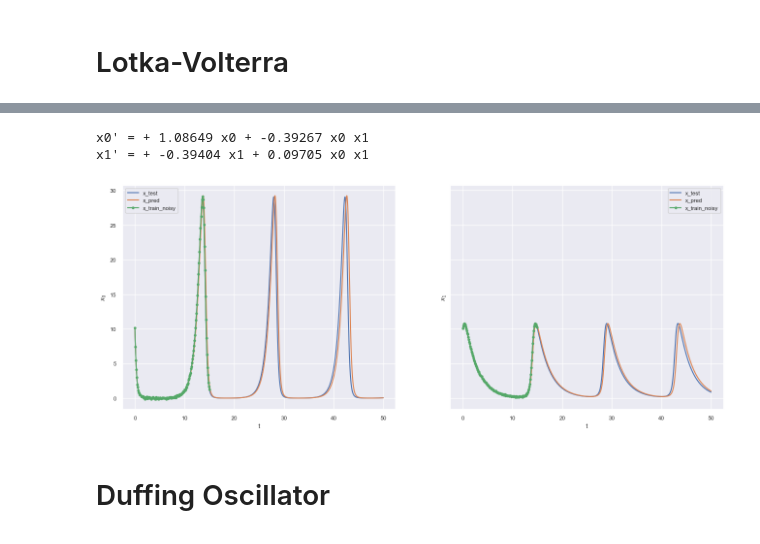
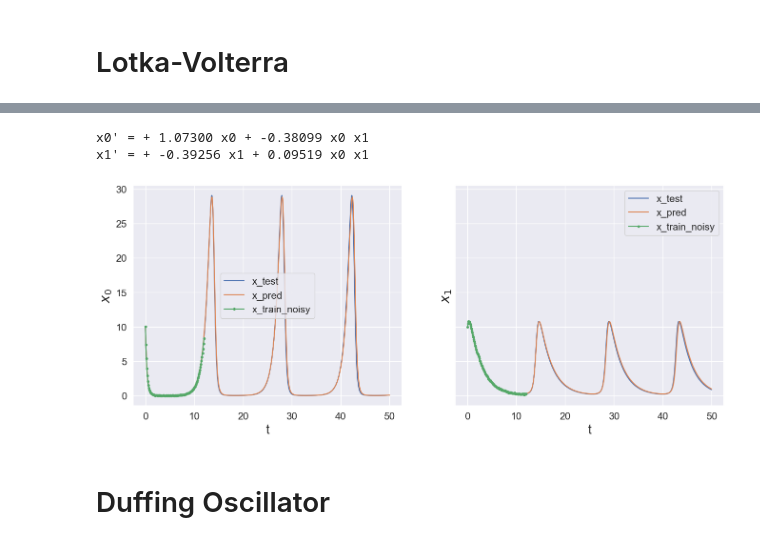
Before and after one commit to etrilling/MS-project, a Jupyter notebook: test04-t_span_vs_dt.ipynb, the cells around one changed output, grey strips where cells are left out. Cells and saved outputs as stored; diff of their text form; code cells hidden in the pictures.

```diff
--- a/test04-t_span_vs_dt.ipynb
+++ b/test04-t_span_vs_dt.ipynb
@@ -62,9 +64,18 @@ columns are t_span_train. there are 9 columns.
-# %%
-display_single_result(experiment_config, results, 4, 5, keys_to_display=['x_test', 'x_pred', 'x_train_noisy'])
-# %% [output]
-x0' = + 1.08649 x0 + -0.39267 x0 x1
-x1' = + -0.39404 x1 + 0.09705 x0 x1
-[figure, removed]
+# %%
+SMALL_SIZE = 15
+MEDIUM_SIZE = 20
+
+# plt.rcdefaults()
+plt.rc('axes', labelsize=MEDIUM_SIZE)    # fontsize of the x and y labels
+plt.rc('xtick', labelsize=SMALL_SIZE)    # fontsize of the tick labels
+plt.rc('ytick', labelsize=SMALL_SIZE)    # fontsize of the tick labels
+plt.rc('legend', fontsize=SMALL_SIZE)    # legend fontsize
+
+display_single_result(experiment_config, results, 6, 5, keys_to_display=['x_test', 'x_pred', 'x_train_noisy'])
+# %% [output]
+x0' = + 1.07300 x0 + -0.38099 x0 x1
+x1' = + -0.39256 x1 + 0.09519 x0 x1
+[figure, added]
 # %% [markdown]
 # Duffing Oscillator
 # %%
```
Also changed, not shown: parts of 6 cells of this notebook, 4 other files.
